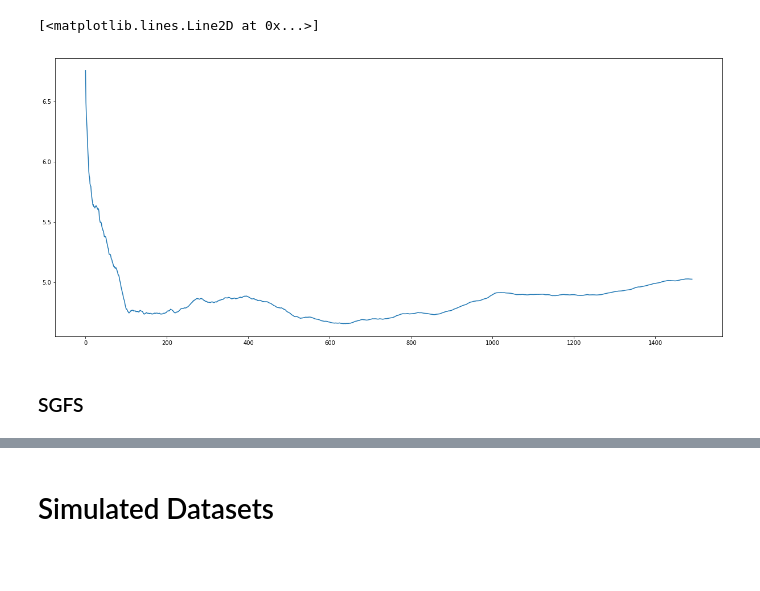
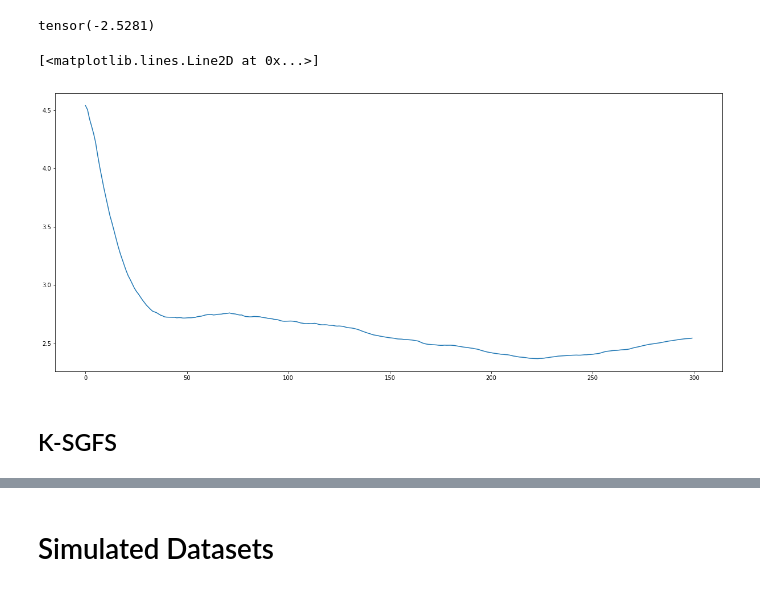
Before and after one commit to GitM0j0/KSGFS, a Jupyter notebook: regression.ipynb, the cells around one changed output, grey strips where cells are left out. Drawn from its saved outputs; the diff is of its cells as text; code cells hidden in the pictures; blank space fills up the shorter version.

```diff
--- a/regression.ipynb
+++ b/regression.ipynb
@@ -312,8 +446,12 @@ plt.ylim(-8,0)
+# %%
+log_lik_psgld[-1]
+# %% [output]
+tensor(-2.5281)
 # %%
 plt.figure(figsize=(21,9))
-plt.plot(range(1491),test_rmse)
+plt.plot(range(300),test_rmse)
 # %% [output]
 [<matplotlib.lines.Line2D at 0x...>]
-[figure, old version]
+[figure, new version]
 # %% [markdown]
-### SGFS
+## K-SGFS
```
Also changed, not shown: parts of 35 cells of this notebook, 5 other files.
